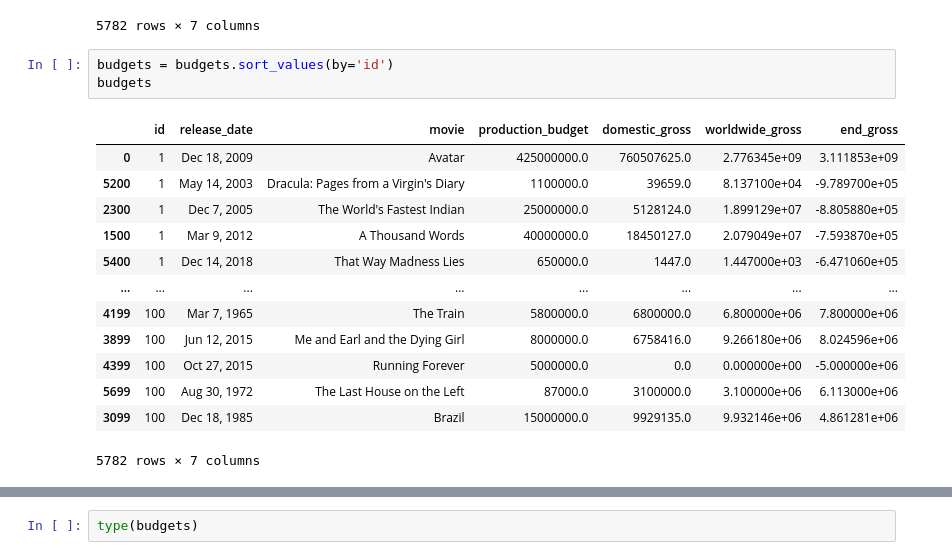
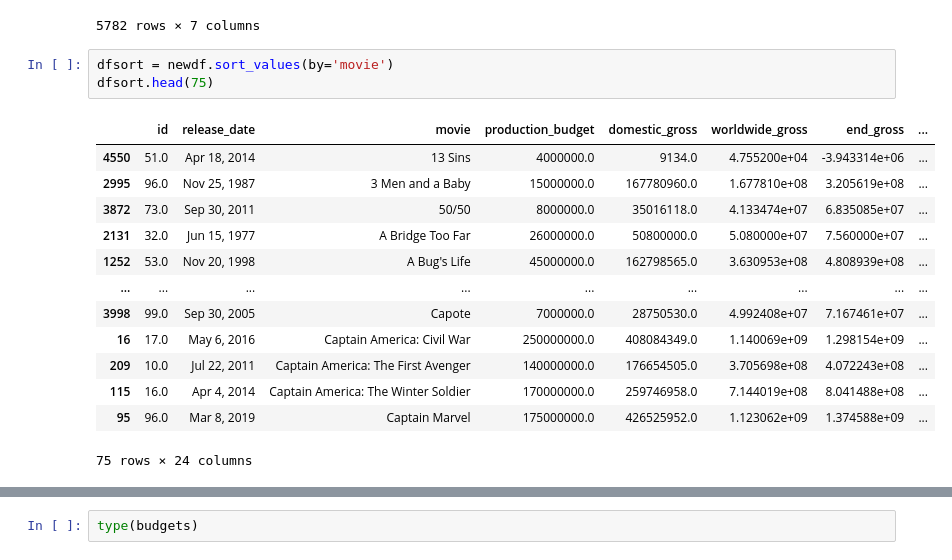
Before and after one commit to cclacey/microsoft_movie_analysis, a Jupyter notebook: create_sql_database.ipynb, the cells around one changed output, grey strips where cells are left out. Cells and saved outputs as stored; diff of their text form.

```diff
--- a/create_sql_database.ipynb
+++ b/create_sql_database.ipynb
@@ -168,20 +168,20 @@ budgets
 | 194 | 95 | Dec 31, 2020 | Moonfall | 150000000.0 | 0.0 | 0.000000e+00 | -1.500000e+08 |
 | 2 | 3 | Jun 7, 2019 | Dark Phoenix | 350000000.0 | 42762350.0 | 1.497624e+08 | -1.574753e+08 |
 5782 rows × 7 columns
-# %%
-budgets = budgets.sort_values(by='id')
-budgets
-# %% [output]
-|  | id | release_date | movie | production_budget | domestic_gross | worldwide_gross | end_gross |
-| 0 | 1 | Dec 18, 2009 | Avatar | 425000000.0 | 760507625.0 | 2.776345e+09 | 3.111853e+09 |
-| 5200 | 1 | May 14, 2003 | Dracula: Pages from a Virgin's Diary | 1100000.0 | 39659.0 | 8.137100e+04 | -9.789700e+05 |
-| 2300 | 1 | Dec 7, 2005 | The World's Fastest Indian | 25000000.0 | 5128124.0 | 1.899129e+07 | -8.805880e+05 |
-| 1500 | 1 | Mar 9, 2012 | A Thousand Words | 40000000.0 | 18450127.0 | 2.079049e+07 | -7.593870e+05 |
-| 5400 | 1 | Dec 14, 2018 | That Way Madness Lies | 650000.0 | 1447.0 | 1.447000e+03 | -6.471060e+05 |
-| ... | ... | ... | ... | ... | ... | ... | ... |
-| 4199 | 100 | Mar 7, 1965 | The Train | 5800000.0 | 6800000.0 | 6.800000e+06 | 7.800000e+06 |
-| 3899 | 100 | Jun 12, 2015 | Me and Earl and the Dying Girl | 8000000.0 | 6758416.0 | 9.266180e+06 | 8.024596e+06 |
-| 4399 | 100 | Oct 27, 2015 | Running Forever | 5000000.0 | 0.0 | 0.000000e+00 | -5.000000e+06 |
-| 5699 | 100 | Aug 30, 1972 | The Last House on the Left | 87000.0 | 3100000.0 | 3.100000e+06 | 6.113000e+06 |
-| 3099 | 100 | Dec 18, 1985 | Brazil | 15000000.0 | 9929135.0 | 9.932146e+06 | 4.861281e+06 |
-5782 rows × 7 columns
+# %%
+dfsort = newdf.sort_values(by='movie')
+dfsort.head(75)
+# %% [output]
+|  | id | release_date | movie | production_budget | domestic_gross | worldwide_gross | end_gross | ... |
+| 4550 | 51.0 | Apr 18, 2014 | 13 Sins | 4000000.0 | 9134.0 | 4.755200e+04 | -3.943314e+06 | ... |
+| 2995 | 96.0 | Nov 25, 1987 | 3 Men and a Baby | 15000000.0 | 167780960.0 | 1.677810e+08 | 3.205619e+08 | ... |
+| 3872 | 73.0 | Sep 30, 2011 | 50/50 | 8000000.0 | 35016118.0 | 4.133474e+07 | 6.835085e+07 | ... |
+| 2131 | 32.0 | Jun 15, 1977 | A Bridge Too Far | 26000000.0 | 50800000.0 | 5.080000e+07 | 7.560000e+07 | ... |
+| 1252 | 53.0 | Nov 20, 1998 | A Bug's Life | 45000000.0 | 162798565.0 | 3.630953e+08 | 4.808939e+08 | ... |
+| ... | ... | ... | ... | ... | ... | ... | ... | ... |
+| 3998 | 99.0 | Sep 30, 2005 | Capote | 7000000.0 | 28750530.0 | 4.992408e+07 | 7.167461e+07 | ... |
+| 16 | 17.0 | May 6, 2016 | Captain America: Civil War | 250000000.0 | 408084349.0 | 1.140069e+09 | 1.298154e+09 | ... |
+| 209 | 10.0 | Jul 22, 2011 | Captain America: The First Avenger | 140000000.0 | 176654505.0 | 3.705698e+08 | 4.072243e+08 | ... |
+| 115 | 16.0 | Apr 4, 2014 | Captain America: The Winter Soldier | 170000000.0 | 259746958.0 | 7.144019e+08 | 8.041488e+08 | ... |
+| 95 | 96.0 | Mar 8, 2019 | Captain Marvel | 175000000.0 | 426525952.0 | 1.123062e+09 | 1.374588e+09 | ... |
+75 rows × 24 columns
```
Also changed, not shown: parts of 10 cells of this notebook.
